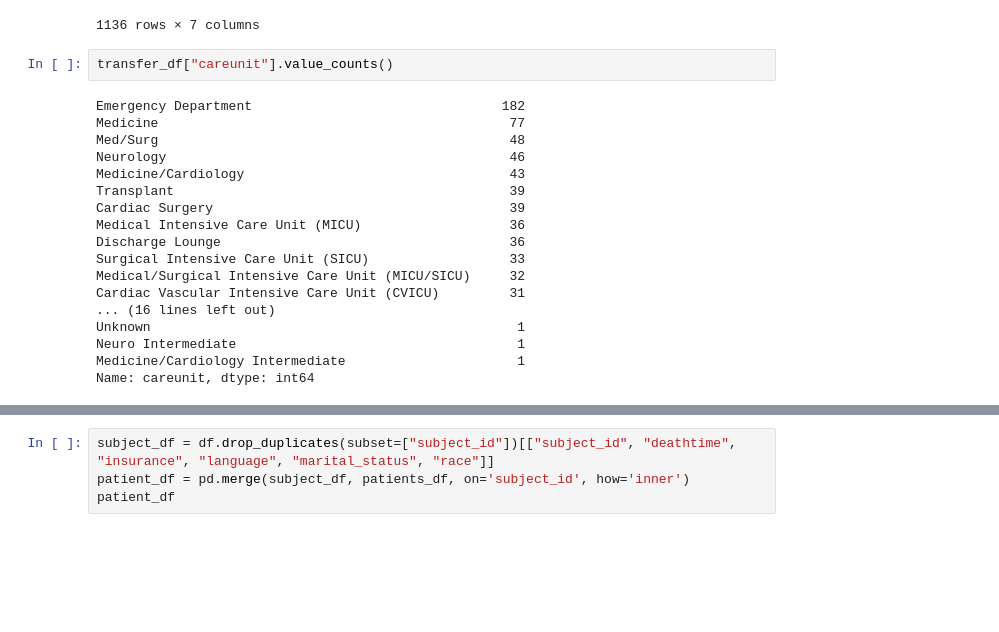
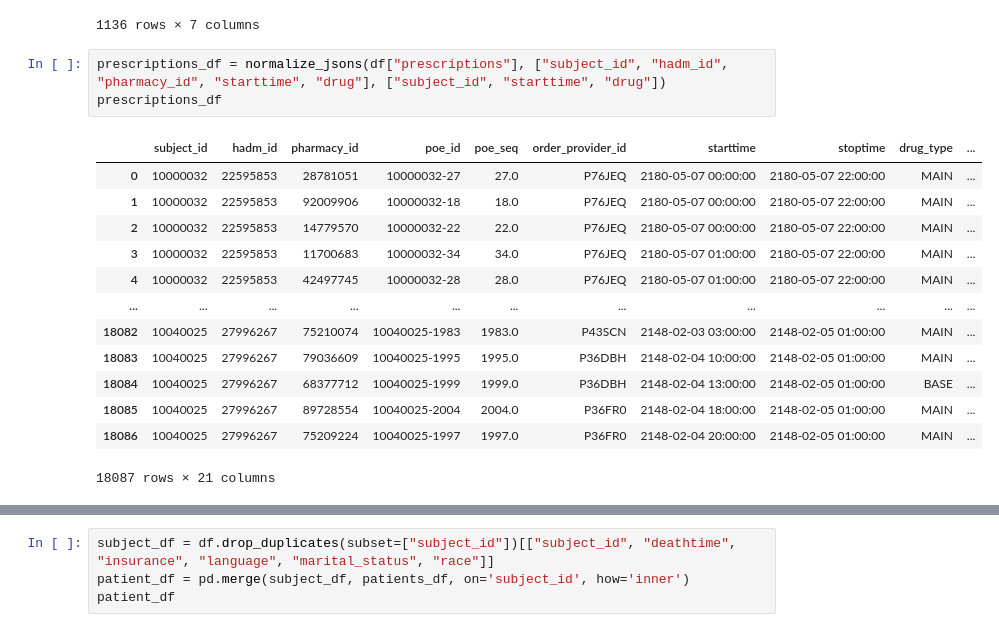
Before and after one commit to kkkarnav/MIMIC, a Jupyter notebook: 1_data_creation.ipynb, the cells around one changed output, grey strips where cells are left out. Cells and saved outputs as stored; diff of their text form; blank space fills up the shorter version.

```diff
--- a/1_data_creation.ipynb
+++ b/1_data_creation.ipynb
@@ -150,23 +131,20 @@ transfer_df
 | 1134 | 10040025 | 27996267.0 | 36762745 | transfer | Vascular | 2148-01-30 17:45:09 | 2148-02-04 20:51:55 |
 | 1135 | 10040025 | 27996267.0 | 32676089 | discharge | None | 2148-02-04 20:51:55 | None |
 1136 rows × 7 columns
-# %%
-transfer_df["careunit"].value_counts()
-# %% [output]
-Emergency Department                                182
-Medicine                                             77
-Med/Surg                                             48
-Neurology                                            46
-Medicine/Cardiology                                  43
-Transplant                                           39
-Cardiac Surgery                                      39
-Medical Intensive Care Unit (MICU)                   36
-Discharge Lounge                                     36
-Surgical Intensive Care Unit (SICU)                  33
-Medical/Surgical Intensive Care Unit (MICU/SICU)     32
-Cardiac Vascular Intensive Care Unit (CVICU)         31
-... (16 lines left out)
-Unknown                                               1
-Neuro Intermediate                                    1
-Medicine/Cardiology Intermediate                      1
-Name: careunit, dtype: int64
+# %%
+prescriptions_df = normalize_jsons(df["prescriptions"], ["subject_id", "hadm_id", "pharmacy_id", "starttime", "drug"], ["subject_id", "starttime", "drug"])
+prescriptions_df
+# %% [output]
+|  | subject_id | hadm_id | pharmacy_id | poe_id | poe_seq | order_provider_id | starttime | stoptime | drug_type | ... |
+| 0 | 10000032 | 22595853 | 28781051 | 10000032-27 | 27.0 | P76JEQ | 2180-05-07 00:00:00 | 2180-05-07 22:00:00 | MAIN | ... |
+| 1 | 10000032 | 22595853 | 92009906 | 10000032-18 | 18.0 | P76JEQ | 2180-05-07 00:00:00 | 2180-05-07 22:00:00 | MAIN | ... |
+| 2 | 10000032 | 22595853 | 14779570 | 10000032-22 | 22.0 | P76JEQ | 2180-05-07 00:00:00 | 2180-05-07 22:00:00 | MAIN | ... |
+| 3 | 10000032 | 22595853 | 11700683 | 10000032-34 | 34.0 | P76JEQ | 2180-05-07 01:00:00 | 2180-05-07 22:00:00 | MAIN | ... |
+| 4 | 10000032 | 22595853 | 42497745 | 10000032-28 | 28.0 | P76JEQ | 2180-05-07 01:00:00 | 2180-05-07 22:00:00 | MAIN | ... |
+| ... | ... | ... | ... | ... | ... | ... | ... | ... | ... | ... |
+| 18082 | 10040025 | 27996267 | 75210074 | 10040025-1983 | 1983.0 | P43SCN | 2148-02-03 03:00:00 | 2148-02-05 01:00:00 | MAIN | ... |
+| 18083 | 10040025 | 27996267 | 79036609 | 10040025-1995 | 1995.0 | P36DBH | 2148-02-04 10:00:00 | 2148-02-05 01:00:00 | MAIN | ... |
+| 18084 | 10040025 | 27996267 | 68377712 | 10040025-1999 | 1999.0 | P36DBH | 2148-02-04 13:00:00 | 2148-02-05 01:00:00 | BASE | ... |
+| 18085 | 10040025 | 27996267 | 89728554 | 10040025-2004 | 2004.0 | P36FR0 | 2148-02-04 18:00:00 | 2148-02-05 01:00:00 | MAIN | ... |
+| 18086 | 10040025 | 27996267 | 75209224 | 10040025-1997 | 1997.0 | P36FR0 | 2148-02-04 20:00:00 | 2148-02-05 01:00:00 | MAIN | ... |
+18087 rows × 21 columns
```
Also changed, not shown: parts of 8 cells of this notebook.
